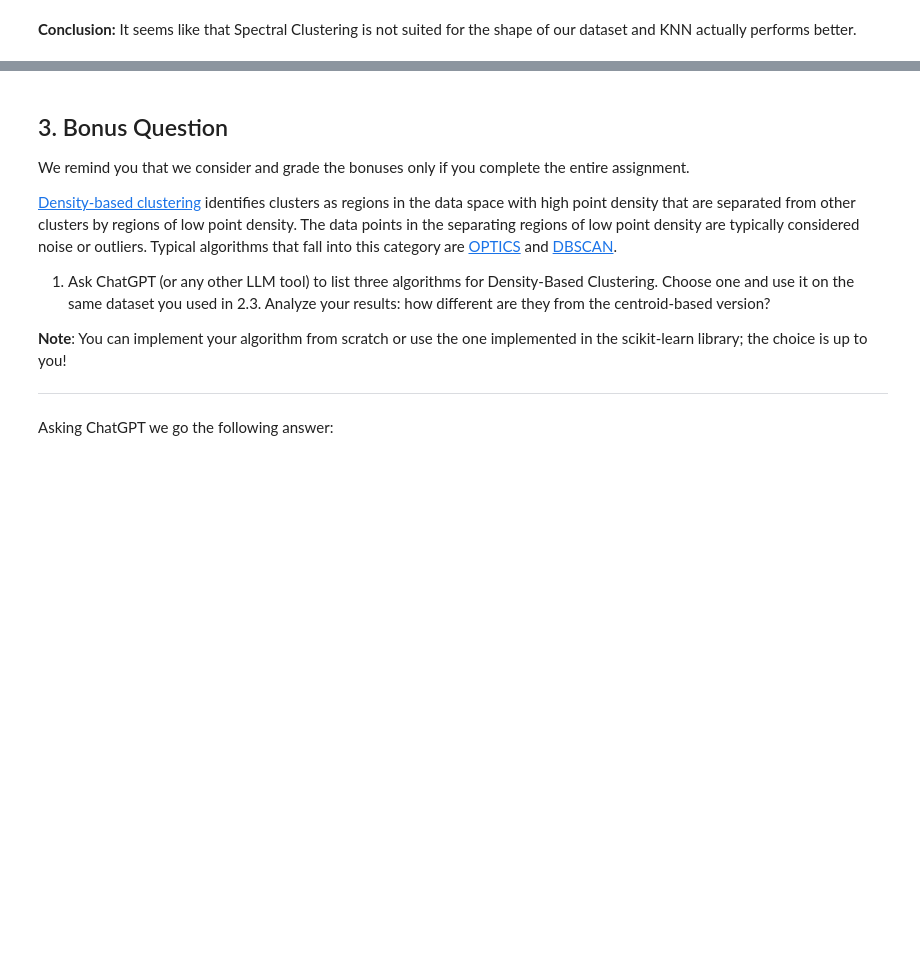
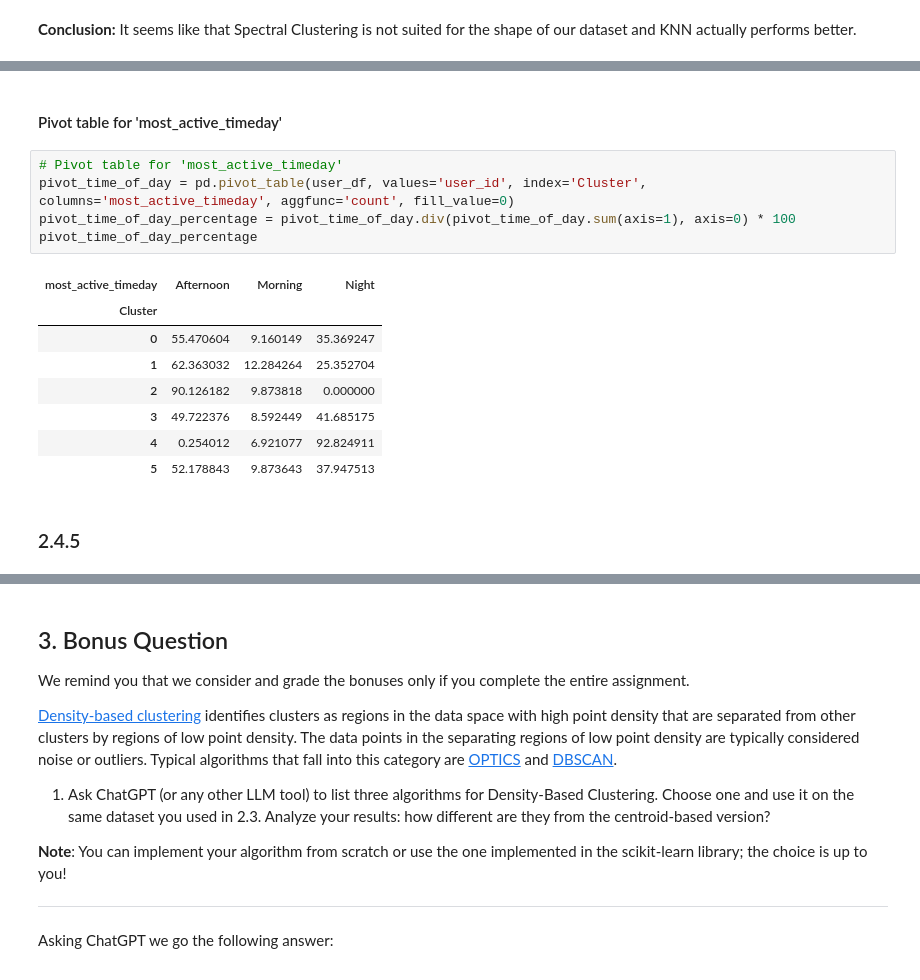
Before and after one commit to JesterProphet/ADM-HW4, a Jupyter notebook: main.ipynb, the cells around one changed output, grey strips where cells are left out. Saved outputs shown, nothing was run; the diff lists cells and outputs as text; blank space fills up the shorter version.

```diff
--- a/main.ipynb
+++ b/main.ipynb
@@ -1451,0 +1540,18 @@ You are often encouraged to explain the main characteristics that your clusters
+# %% [markdown]
+#### Pivot table for 'most_active_timeday'
+# %%
+# Pivot table for 'most_active_timeday'
+pivot_time_of_day = pd.pivot_table(user_df, values='user_id', index='Cluster', columns='most_active_timeday', aggfunc='count', fill_value=0)
+pivot_time_of_day_percentage = pivot_time_of_day.div(pivot_time_of_day.sum(axis=1), axis=0) * 100
+pivot_time_of_day_percentage
+# %% [output]
+| most_active_timeday | Afternoon | Morning | Night |
+| Cluster |  |  |  |
+| 0 | 55.470604 | 9.160149 | 35.369247 |
+| 1 | 62.363032 | 12.284264 | 25.352704 |
+| 2 | 90.126182 | 9.873818 | 0.000000 |
+| 3 | 49.722376 | 8.592449 | 41.685175 |
+| 4 | 0.254012 | 6.921077 | 92.824911 |
+| 5 | 52.178843 | 9.873643 | 37.947513 |
+# %% [markdown]
+### 2.4.5
```
Also changed, not shown: parts of 26 cells of this notebook.
